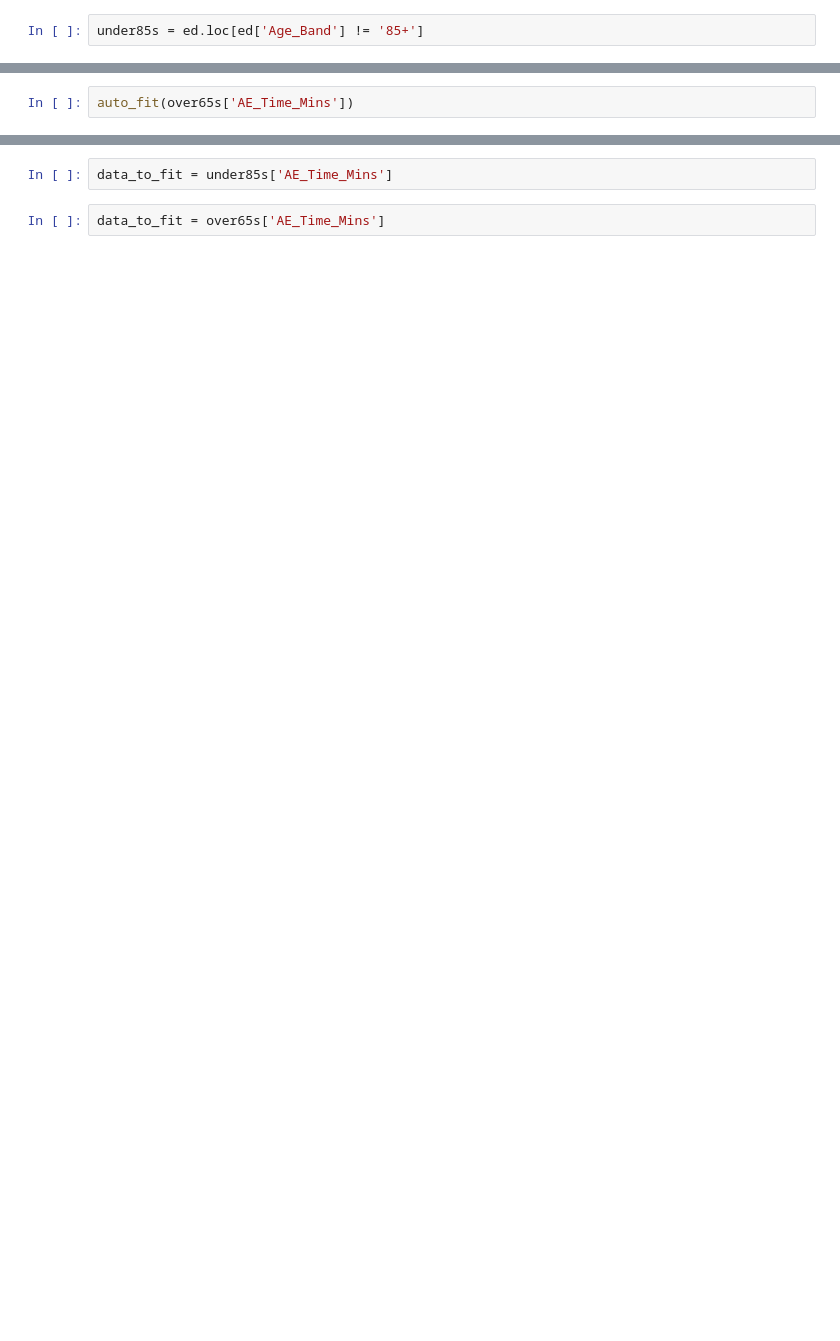
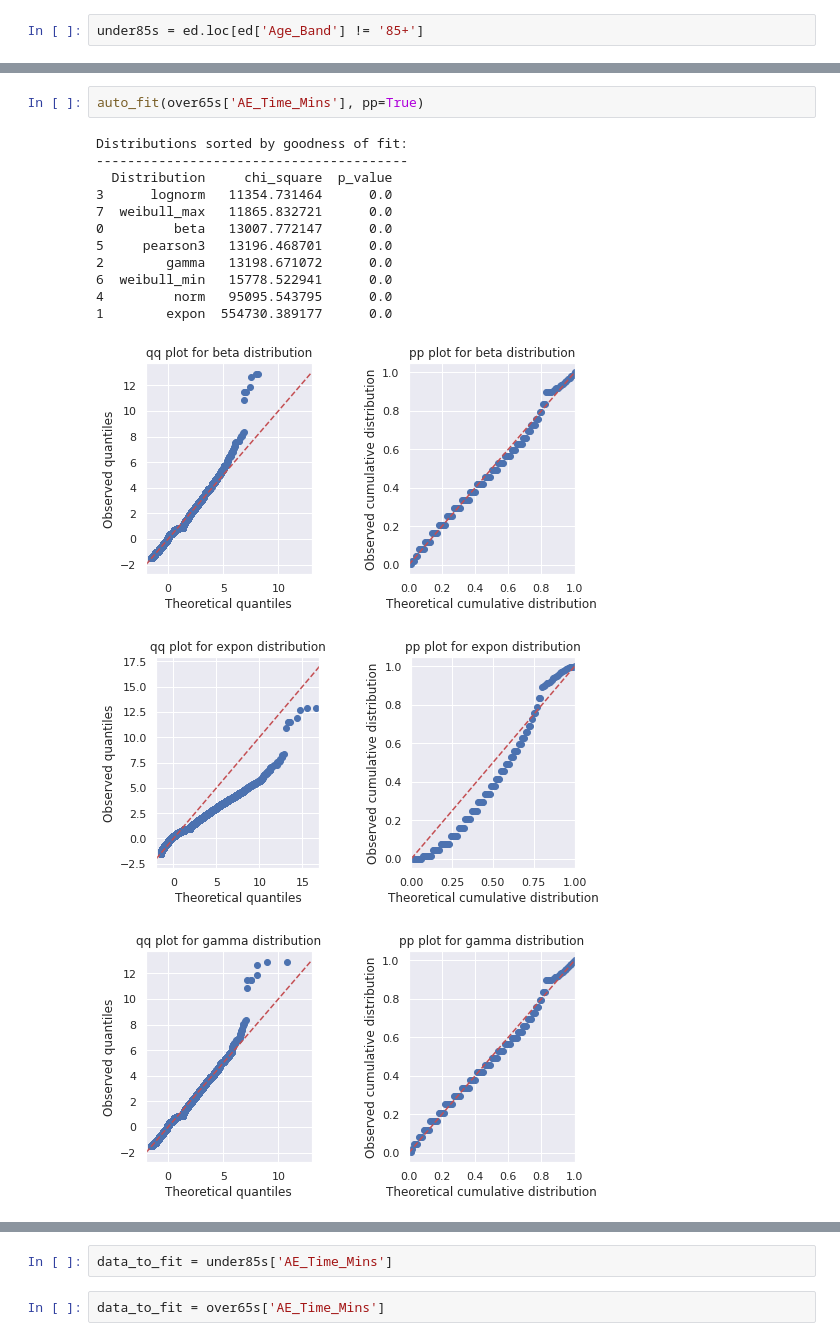
Before and after one commit to health-data-science-OR/stochastic_systems, a Jupyter notebook: labs/simulation/lab3/sim_lab3_simpler.ipynb, the cells around one changed output, grey strips where cells are left out. Drawn from its saved outputs; the diff is of its cells as text; blank space fills up the shorter version.

```diff
--- a/labs/simulation/lab3/sim_lab3_simpler.ipynb
+++ b/labs/simulation/lab3/sim_lab3_simpler.ipynb
@@ -159,2 +197,17 @@ ax[1].hist(under85s['AE_Time_Mins'],  density=True);
 # %%
-auto_fit(over65s['AE_Time_Mins'])
+auto_fit(over65s['AE_Time_Mins'], pp=True)
+# %% [output]
+Distributions sorted by goodness of fit:
+----------------------------------------
+  Distribution     chi_square  p_value
+3      lognorm   11354.731464      0.0
+7  weibull_max   11865.832721      0.0
+0         beta   13007.772147      0.0
+5     pearson3   13196.468701      0.0
+2        gamma   13198.671072      0.0
+6  weibull_min   15778.522941      0.0
+4         norm   95095.543795      0.0
+1        expon  554730.389177      0.0
+[figure, added]
+[figure, added]
+[figure, added]
```
Also changed, not shown: parts of 13 cells of this notebook, 2 other files.
